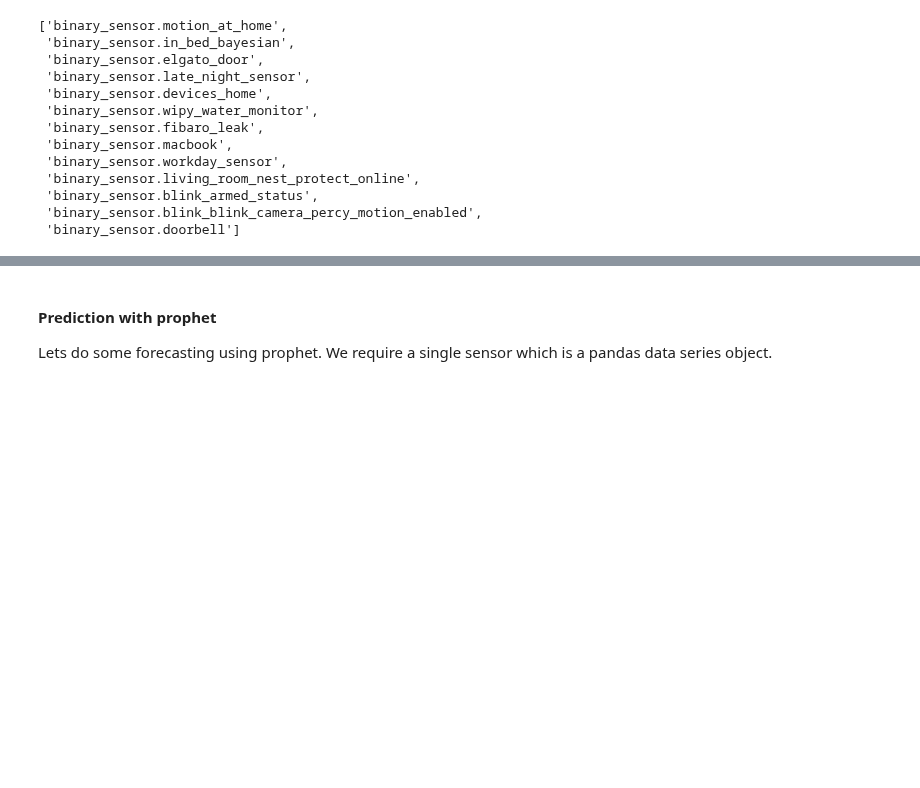
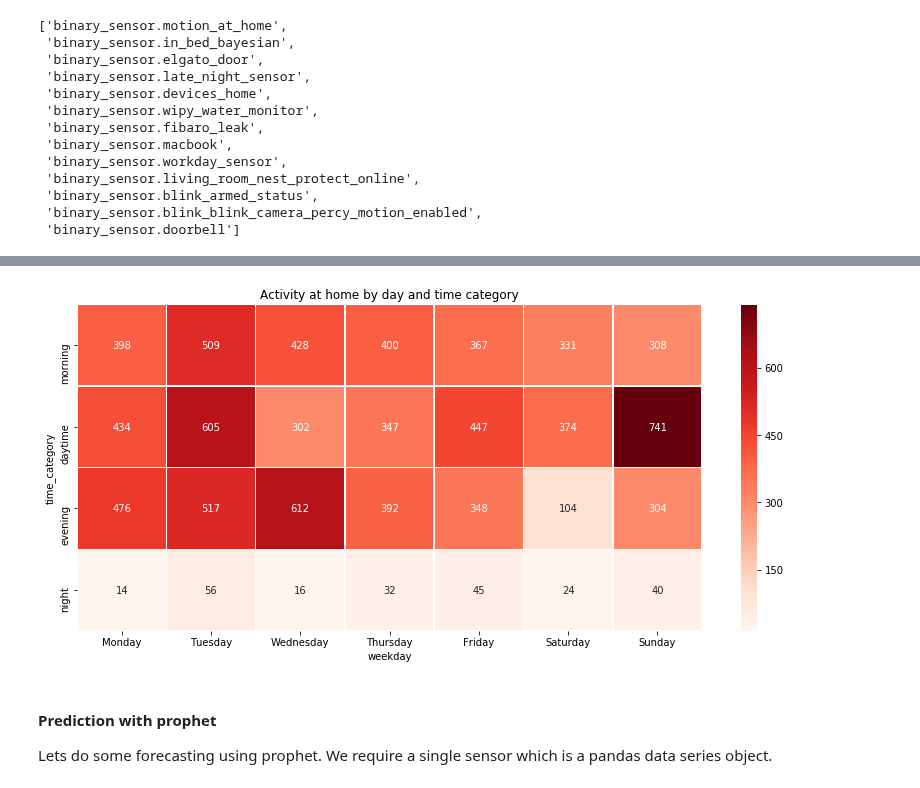
Before and after one commit to robmarkcole/HASS-data-detective, a Jupyter notebook: Usage of detective.ipynb, the cells around one changed output, grey strips where cells are left out. Drawn from its saved outputs; the diff is of its cells as text; code cells hidden in the pictures; blank space fills up the shorter version.

Commit message:
Add motion at home analysis
Adds analysis of motion at home data using a heat map

```diff
--- a/Usage of detective.ipynb
+++ b/Usage of detective.ipynb
@@ -131,0 +153,6 @@ sensors_binary.entities
+# %%
+motion_df['is_weekday'] = motion_df.index.map(lambda x: helpers.is_weekday(x))
+# %%
+motion_df = motion_df[motion_df['binary_sensor.motion_at_home'] == True] # Keep only true detection events
+# %%
+motion_df['time_category'] = motion_df.index.map(lambda x: helpers.time_category(x))
@@ -131,0 +176,6 @@ sensors_binary.entities
+# %%
+motion_df_gb = motion_df['binary_sensor.motion_at_home'].groupby([motion_df['weekday'], motion_df['time_category']]).sum().unstack()
+motion_df_gb.fillna(value=0, inplace=True)   # Replace NaN with 0
+motion_df_gb = motion_df_gb.astype('int')              # Ints rather than floats
+motion_df_gb = motion_df_gb.T
+motion_df_gb
@@ -132,3 +189,12 @@ sensors_binary.entities
+# %%
+fig, ax = plt.subplots(figsize=(14, 6))
+days_list = ['Monday', 'Tuesday', 'Wednesday', 'Thursday', 'Friday', 'Saturday', 'Sunday']
+times_list = ['morning', 'daytime', 'evening', 'night']
+ax = sns.heatmap(motion_df_gb[days_list].loc[times_list], annot=True, linewidths=.5, fmt="d", ax=ax, cmap='Reds');
+ax.set_title('Activity at home by day and time category')
+fig.savefig('heatmap.jpg')
+# %% [output]
+[figure, added]
 # %% [markdown]
 #### Prediction with prophet
 Lets do some forecasting using prophet. We require a single sensor which is a pandas data series object.
```
Also changed, not shown: parts of 12 cells of this notebook, 3 other files.
